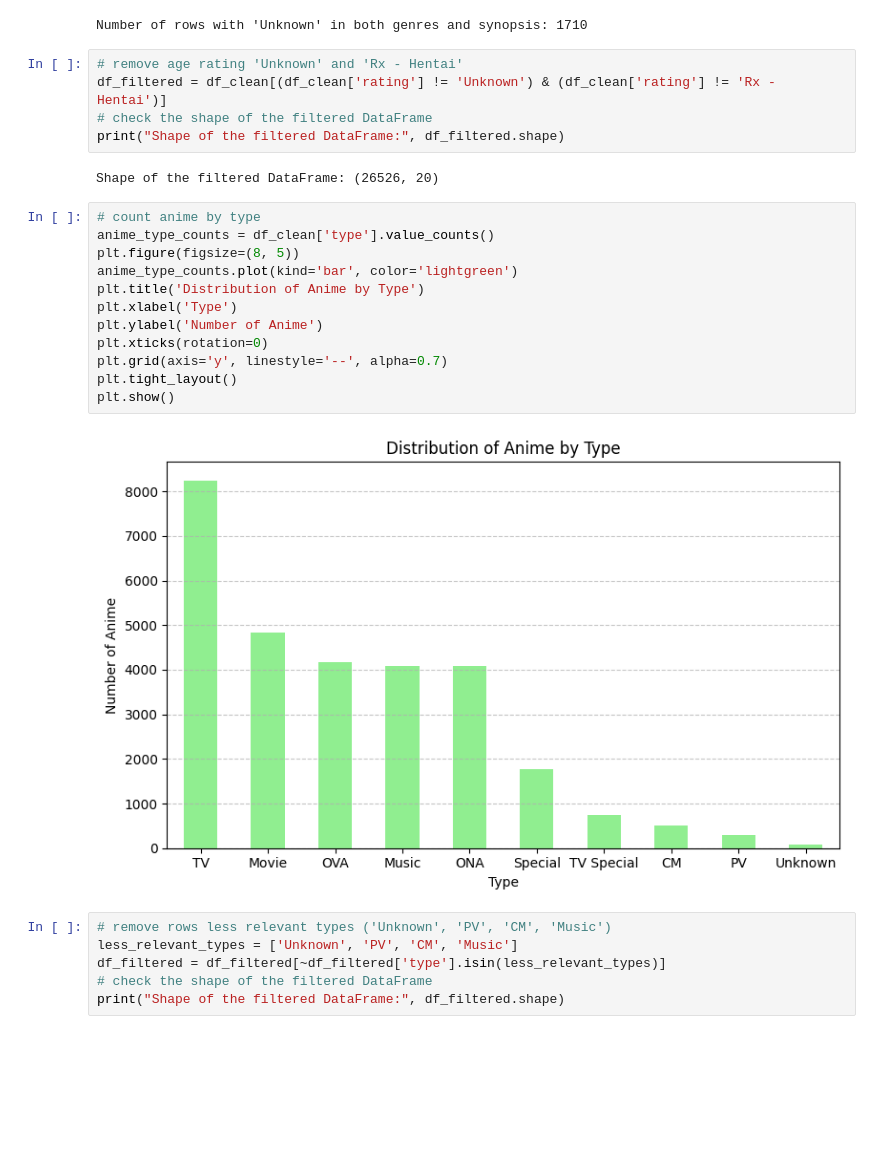
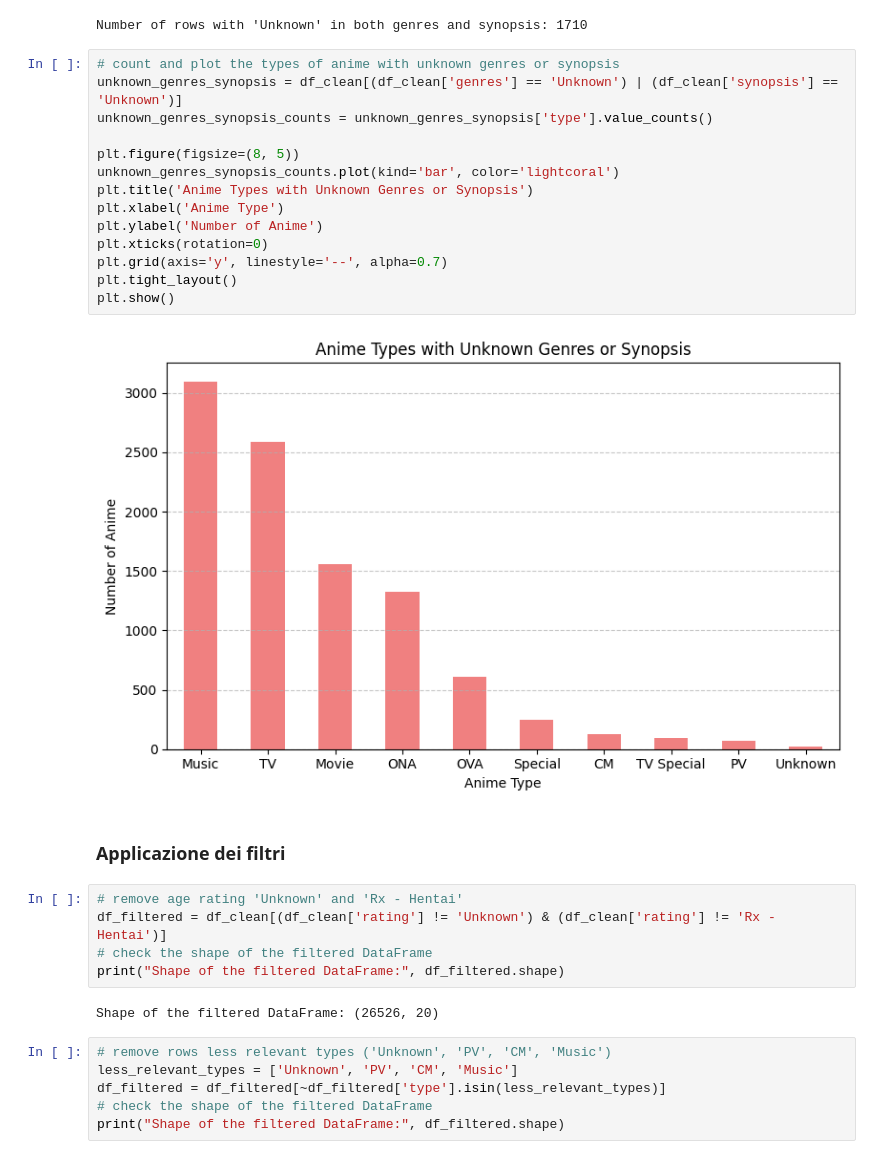
Before and after one commit to giovannibrt/DataAnalystProgettoFinale, a Jupyter notebook: progetto_finale_anime.ipynb, the cells around one changed output. Cells and saved outputs as stored; diff of their text form; blank space fills up the shorter version.

```diff
--- a/progetto_finale_anime.ipynb
+++ b/progetto_finale_anime.ipynb
@@ -318,6 +363,24 @@ unknown_genres_synopsis = df_clean[(df_clean['genres'] == 'Unknown') & (df_clean
 print("Number of rows with 'Unknown' in both genres and synopsis:", unknown_genres_synopsis.shape[0])
 # %% [output]
 Number of rows with 'Unknown' in both genres and synopsis: 1710
+# %%
+# count and plot the types of anime with unknown genres or synopsis
+unknown_genres_synopsis = df_clean[(df_clean['genres'] == 'Unknown') | (df_clean['synopsis'] == 'Unknown')]
+unknown_genres_synopsis_counts = unknown_genres_synopsis['type'].value_counts()
+
+plt.figure(figsize=(8, 5))
+unknown_genres_synopsis_counts.plot(kind='bar', color='lightcoral')
+plt.title('Anime Types with Unknown Genres or Synopsis')
+plt.xlabel('Anime Type')
+plt.ylabel('Number of Anime')
+plt.xticks(rotation=0)
+plt.grid(axis='y', linestyle='--', alpha=0.7)
+plt.tight_layout()
+plt.show()
+# %% [output]
+[figure, added]
+# %% [markdown]
+### Applicazione dei filtri
 # %%
 # remove age rating 'Unknown' and 'Rx - Hentai'
 df_filtered = df_clean[(df_clean['rating'] != 'Unknown') & (df_clean['rating'] != 'Rx - Hentai')]
@@ -325,20 +388,6 @@ df_filtered = df_clean[(df_clean['rating'] != 'Unknown') & (df_clean['rating'] !
 print("Shape of the filtered DataFrame:", df_filtered.shape)
 # %% [output]
 Shape of the filtered DataFrame: (26526, 20)
-# %%
-# count anime by type
-anime_type_counts = df_clean['type'].value_counts()
-plt.figure(figsize=(8, 5))
-anime_type_counts.plot(kind='bar', color='lightgreen')
-plt.title('Distribution of Anime by Type')
-plt.xlabel('Type')
-plt.ylabel('Number of Anime')
-plt.xticks(rotation=0)
-plt.grid(axis='y', linestyle='--', alpha=0.7)
-plt.tight_layout()
-plt.show()
-# %% [output]
-[figure, removed]
 # %%
 # remove rows less relevant types ('Unknown', 'PV', 'CM', 'Music')
 less_relevant_types = ['Unknown', 'PV', 'CM', 'Music']
```
Also changed, not shown: parts of 14 cells of this notebook.
